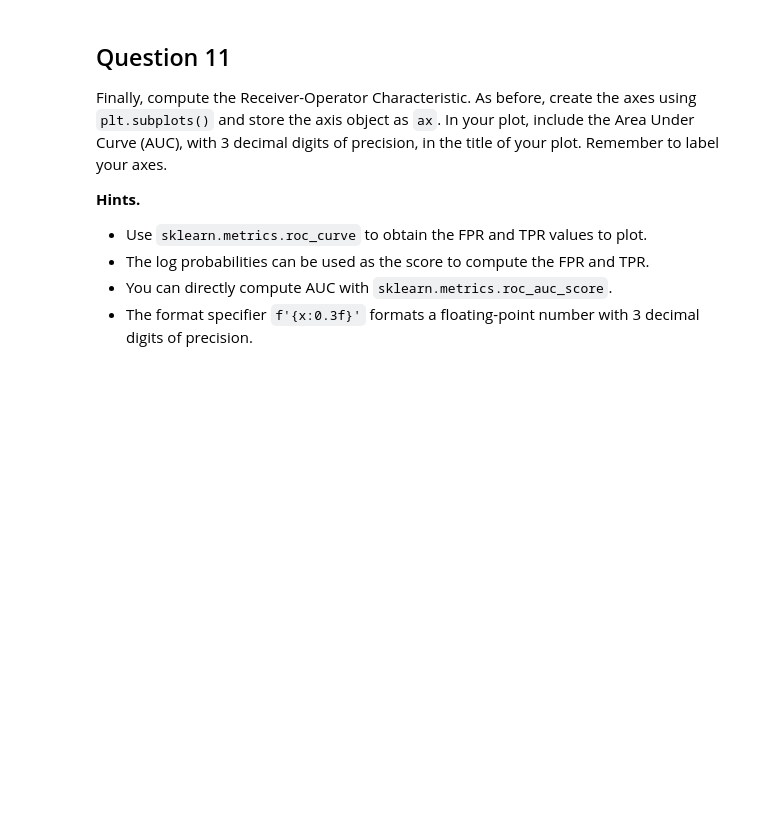
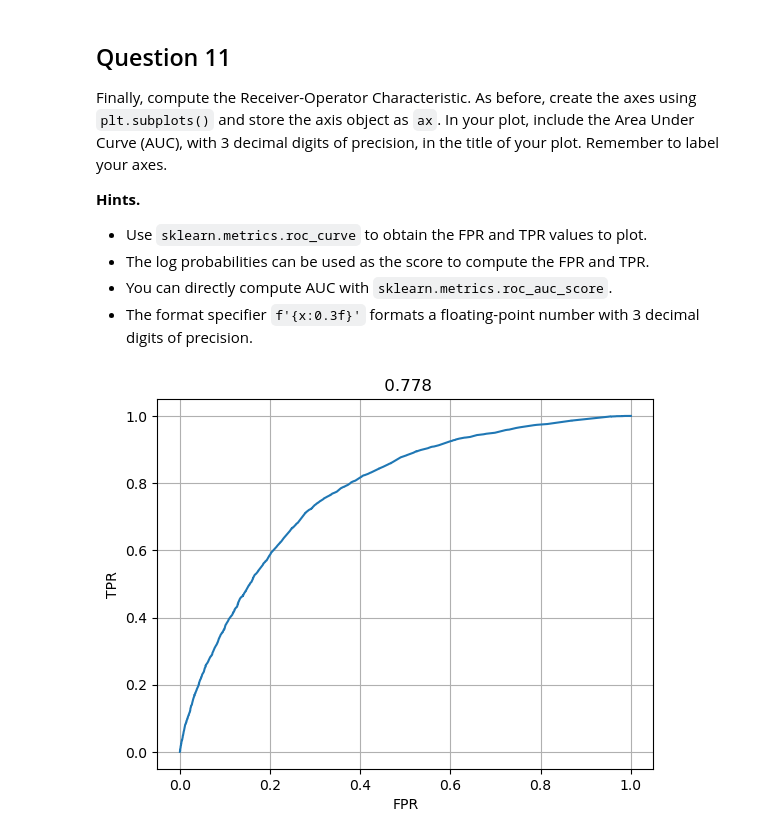
Before and after one commit to BoLaker/Data-Science-and-AI, a Jupyter notebook: assignment3_template-1.ipynb, the cells around one changed output. Saved outputs shown, nothing was run; the diff lists cells and outputs as text; code cells hidden in the pictures; blank space fills up the shorter version.

```diff
--- a/assignment3_template-1.ipynb
+++ b/assignment3_template-1.ipynb
@@ -227,7 +226,3 @@ class NaiveBinaryBayes:
         indixes = np.argmax(probabilities, axis=1)
 
         return self.classes_[indixes]
-# %%
-bayes = NaiveBinaryBayes(0.5)
-bayes.fit(X,y)
-bayes.predict(X)
@@ -412,6 +405,21 @@ Compute the accuracy, precision, recall, and F-score of your classifier and stor
 # %%
 # Codegrade Tag Question10
 # Do *not* remove the tag above
+from sklearn.model_selection import train_test_split
+from sklearn.naive_bayes import CategoricalNB
+from sklearn.metrics import accuracy_score, precision_score, recall_score, f1_score
+
+X_train, X_test, y_train, y_test = train_test_split(X[:,1:], y, train_size=0.75, random_state=16445)
+
+model = CategoricalNB(alpha=1)
+model.fit(X_train, y_train)
+y_pred = model.predict(X_test)
+lp_pred = model.predict_log_proba(X_test)
+
+accuracy = accuracy_score(y_test,y_pred)
+precision = precision_score(y_test,y_pred)
+recall = recall_score(y_test,y_pred)
+fscore = f1_score(y_test,y_pred)
 # %% [markdown]
 ## Question 11
 
@@ -425,3 +433,20 @@ Finally, compute the Receiver-Operator Characteristic. As before, create the axe
 # %%
 # Codegrade Tag Question11
 # Do *not* remove the tag above
+
+from sklearn.metrics import roc_curve, roc_auc_score
+import matplotlib.pyplot as plt
+
+FPR, TPR, thresholds = roc_curve(y_test, lp_pred[:,1])
+
+label, ax = plt.subplots()
+plt.plot(FPR,TPR)
+plt.title(f"{roc_auc_score(y_test, lp_pred[:,1]): 0.3f}")
+plt.grid(True)
+plt.xlabel("FPR")
+plt.ylabel("TPR")
+
+
+plt.show()
+# %% [output]
+[figure, added]
```
Also changed, not shown: parts of 2 cells of this notebook.
